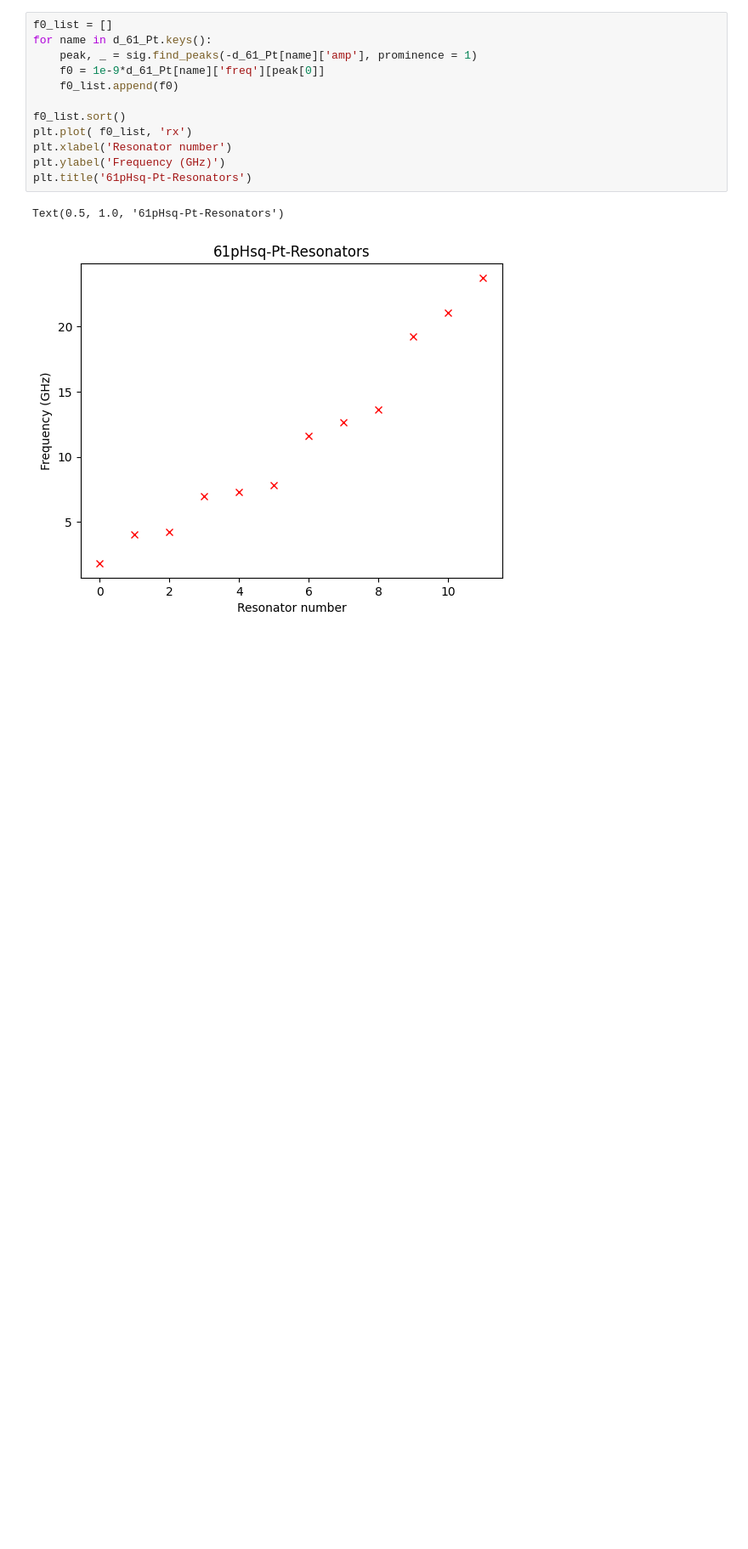
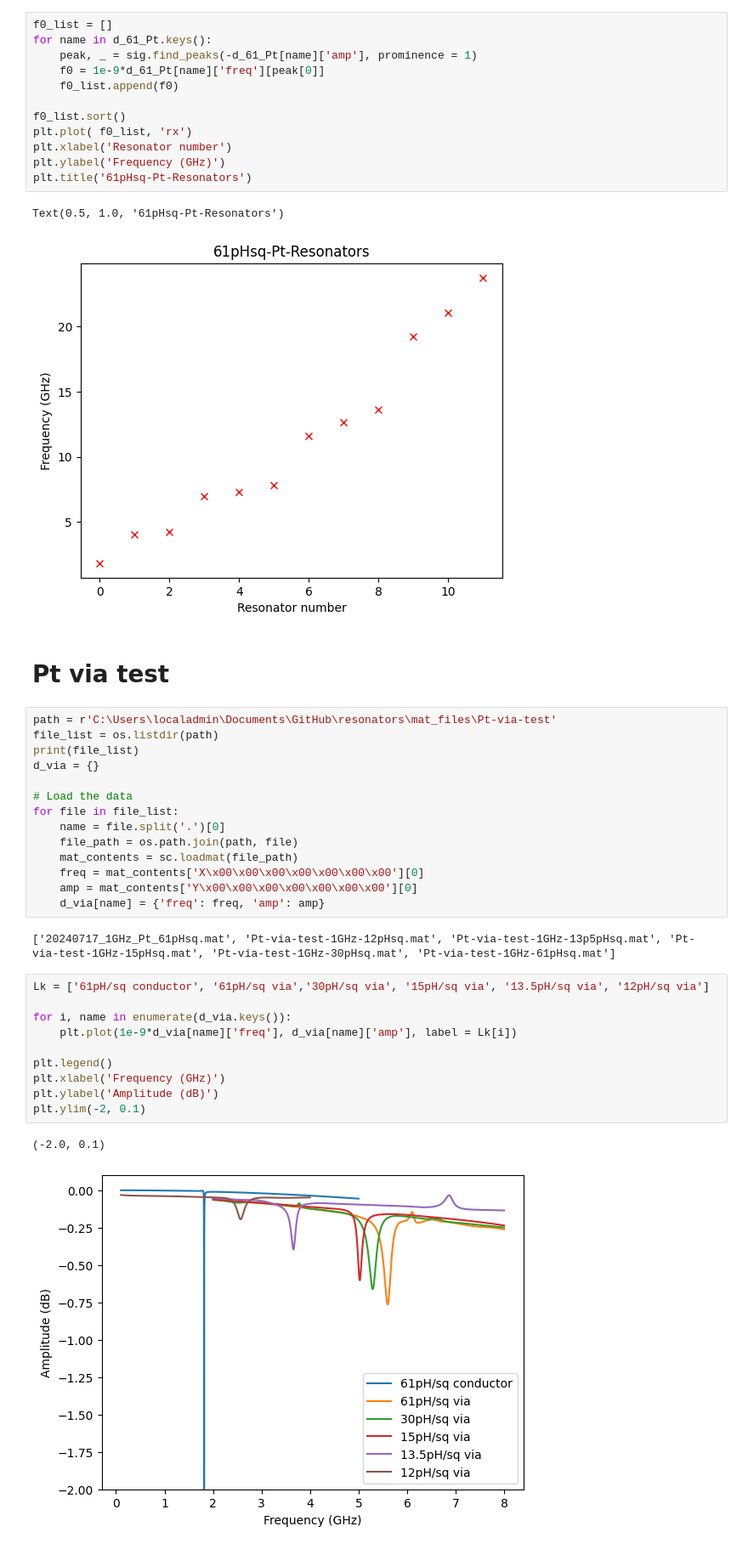
Before and after one commit to cbelo/resonators, a Jupyter notebook: 20240420-chips/simulation-plots.ipynb, the cells around one changed output. Shown at 85% size. Saved outputs shown, nothing was run; the diff lists cells and outputs as text; blank space fills up the shorter version.

Commit message:
pt via tests

```diff
--- a/20240420-chips/simulation-plots.ipynb
+++ b/20240420-chips/simulation-plots.ipynb
@@ -439,3 +439,34 @@ plt.title('61pHsq-Pt-Resonators')
 # %% [output]
 Text(0.5, 1.0, '61pHsq-Pt-Resonators')
 [figure]
+# %% [markdown]
+# Pt via test
+# %%
+path = r'C:\Users\localadmin\Documents\GitHub\resonators\mat_files\Pt-via-test'
+file_list = os.listdir(path)
+print(file_list)
+d_via = {}
+
+# Load the data
+for file in file_list:
+    name = file.split('.')[0]
+    file_path = os.path.join(path, file)
+    mat_contents = sc.loadmat(file_path)
+    freq = mat_contents['X\x00\x00\x00\x00\x00\x00\x00'][0]
+    amp = mat_contents['Y\x00\x00\x00\x00\x00\x00\x00'][0]
+    d_via[name] = {'freq': freq, 'amp': amp}
+# %% [output]
+['20240717_1GHz_Pt_61pHsq.mat', 'Pt-via-test-1GHz-12pHsq.mat', 'Pt-via-test-1GHz-13p5pHsq.mat', 'Pt-via-test-1GHz-15pHsq.mat', 'Pt-via-test-1GHz-30pHsq.mat', 'Pt-via-test-1GHz-61pHsq.mat']
+# %%
+Lk = ['61pH/sq conductor', '61pH/sq via','30pH/sq via', '15pH/sq via', '13.5pH/sq via', '12pH/sq via']
+
+for i, name in enumerate(d_via.keys()):
+    plt.plot(1e-9*d_via[name]['freq'], d_via[name]['amp'], label = Lk[i])
+
+plt.legend()
+plt.xlabel('Frequency (GHz)')
+plt.ylabel('Amplitude (dB)')
+plt.ylim(-2, 0.1)
+# %% [output]
+(-2.0, 0.1)
+[figure, added]
```
Also changed, not shown: parts of 1 cell of this notebook.
